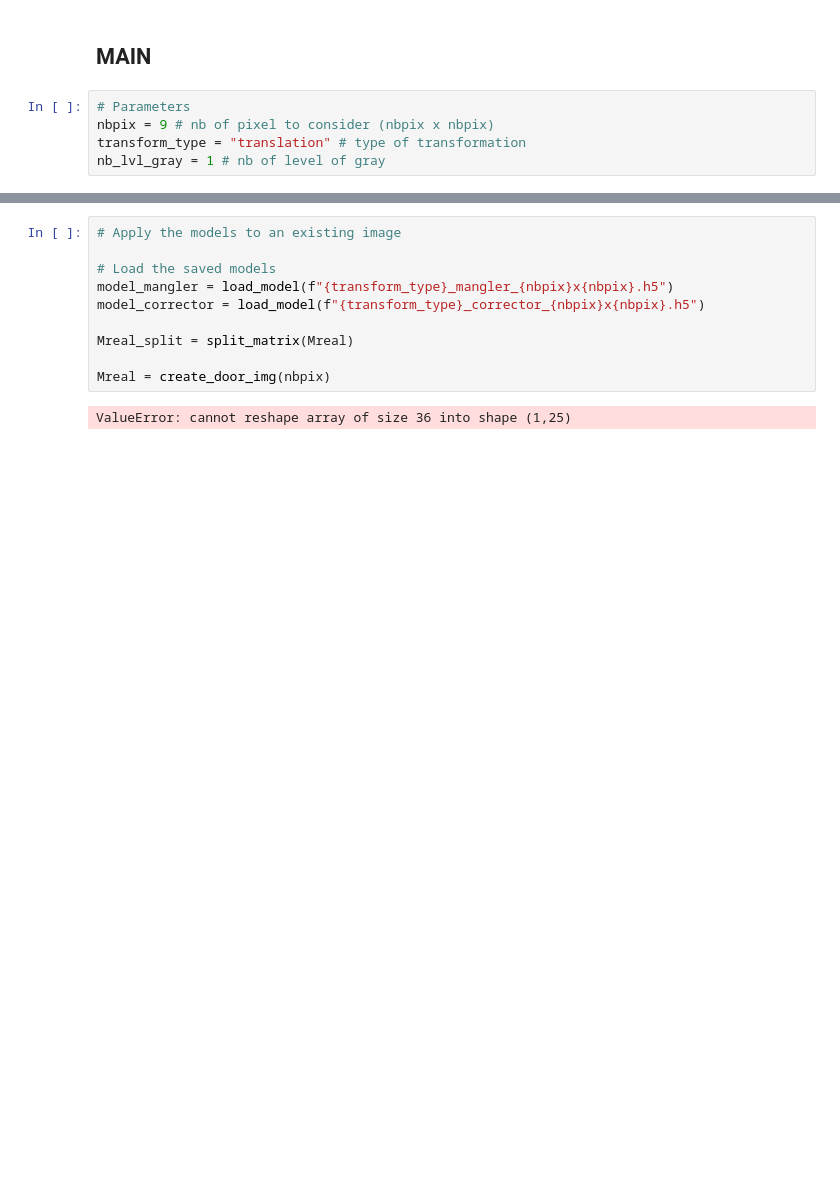
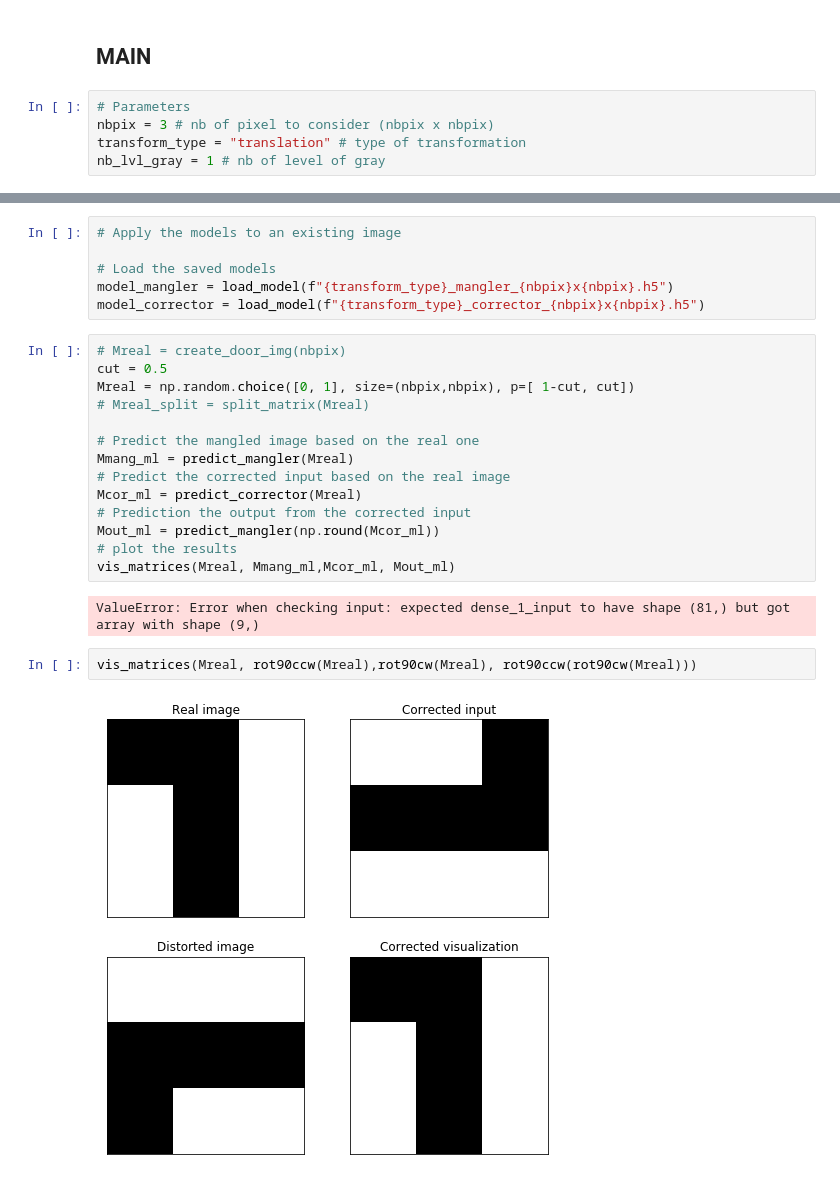
Before and after one commit to marieo31/final_project, a Jupyter notebook: generalization.ipynb, the cells around one changed output, grey strips where cells are left out. Drawn from its saved outputs; the diff is of its cells as text; blank space fills up the shorter version.

```diff
--- a/generalization.ipynb
+++ b/generalization.ipynb
@@ -174,7 +225,7 @@ def create_door_img(nbpix):
  ## MAIN
 # %%
 # Parameters
-nbpix = 9 # nb of pixel to consider (nbpix x nbpix)
+nbpix = 3 # nb of pixel to consider (nbpix x nbpix)
 transform_type = "translation" # type of transformation
 nb_lvl_gray = 1 # nb of level of gray
 # %%
@@ -260,9 +313,23 @@ Epoch 405/405
 # Load the saved models
 model_mangler = load_model(f"{transform_type}_mangler_{nbpix}x{nbpix}.h5")
 model_corrector = load_model(f"{transform_type}_corrector_{nbpix}x{nbpix}.h5")
-
-Mreal_split = split_matrix(Mreal)
-
-Mreal = create_door_img(nbpix)
-# %% [output]
-ValueError: cannot reshape array of size 36 into shape (1,25)
+# %%
+# Mreal = create_door_img(nbpix)
+cut = 0.5
+Mreal = np.random.choice([0, 1], size=(nbpix,nbpix), p=[ 1-cut, cut])
+# Mreal_split = split_matrix(Mreal)
+
+# Predict the mangled image based on the real one
+Mmang_ml = predict_mangler(Mreal)
+# Predict the corrected input based on the real image
+Mcor_ml = predict_corrector(Mreal)
+# Prediction the output from the corrected input
+Mout_ml = predict_mangler(np.round(Mcor_ml))
+# plot the results
+vis_matrices(Mreal, Mmang_ml,Mcor_ml, Mout_ml)
+# %% [output]
+ValueError: Error when checking input: expected dense_1_input to have shape (81,) but got array with shape (9,)
+# %%
+vis_matrices(Mreal, rot90ccw(Mreal),rot90cw(Mreal), rot90ccw(rot90cw(Mreal)))
+# %% [output]
+[figure, added]
```
Also changed, not shown: parts of 4 cells of this notebook, 2 other files.
